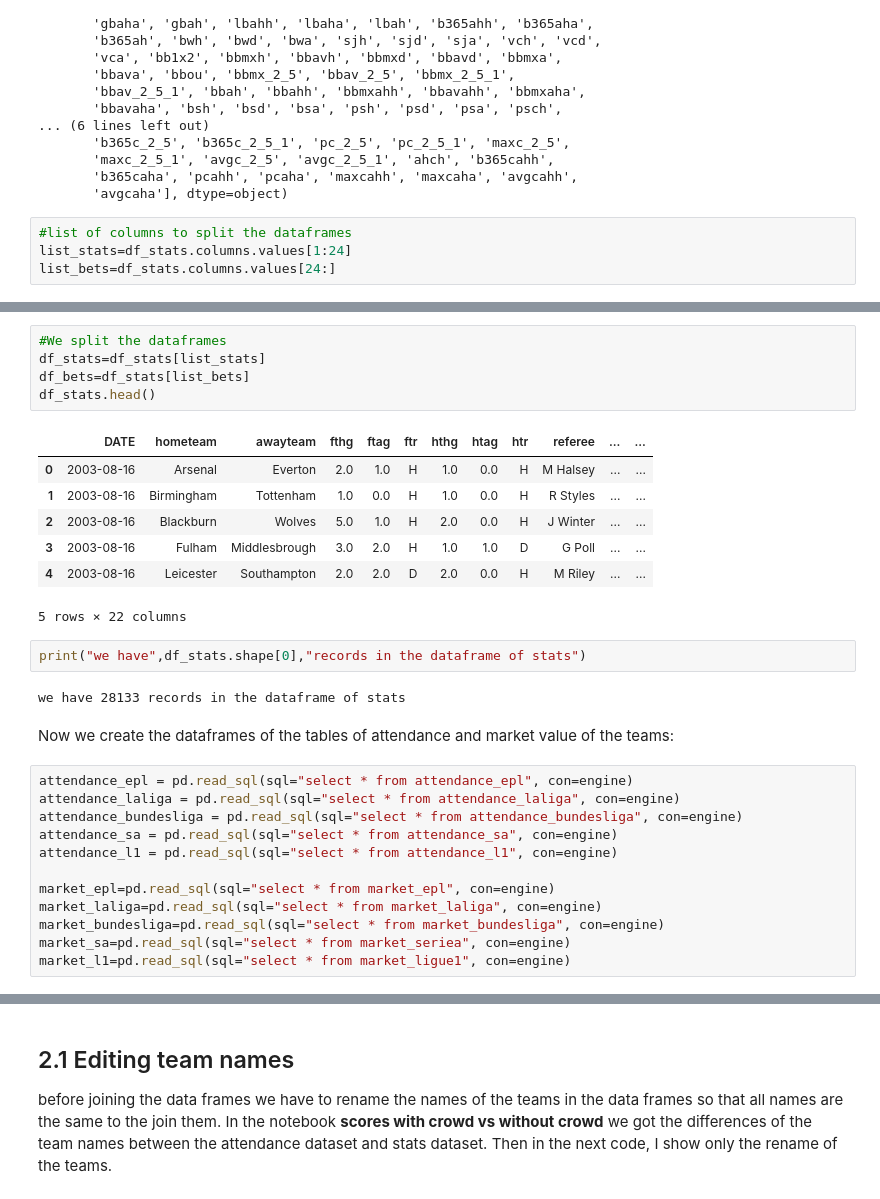
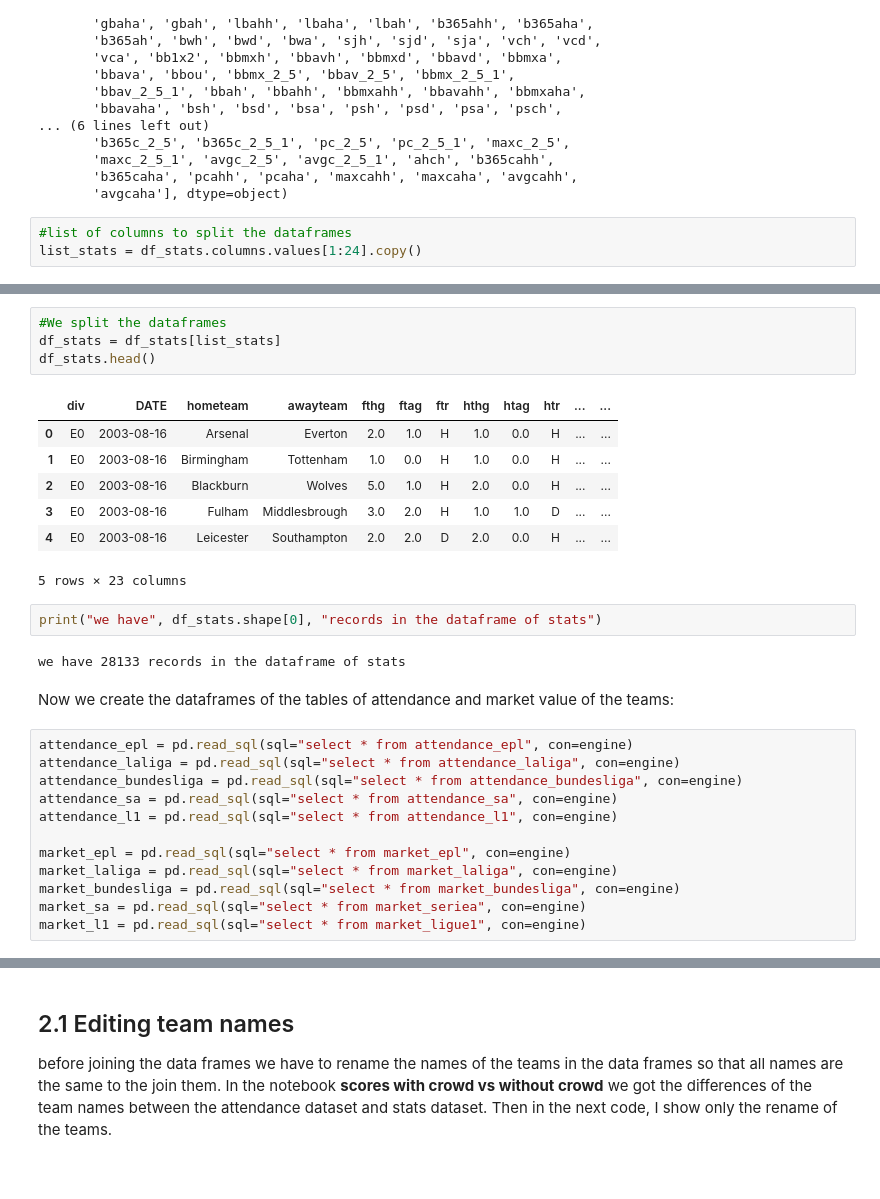
Before and after one commit to davidcla07/Predictions-soccer-project, a Jupyter notebook: prediction football results.ipynb, the cells around one changed output, grey strips where cells are left out. Saved outputs shown, nothing was run; the diff lists cells and outputs as text.

```diff
--- a/prediction football results.ipynb
+++ b/prediction football results.ipynb
@@ -323,5 +311,4 @@ array(['INDEX', 'div', 'DATE', 'hometeam', 'awayteam', 'fthg', 'ftag',
        'avgcaha'], dtype=object)
 # %%
 #list of columns to split the dataframes
-list_stats=df_stats.columns.values[1:24]
-list_bets=df_stats.columns.values[24:]
+list_stats = df_stats.columns.values[1:24].copy()
@@ -328,18 +326,17 @@ list_bets=df_stats.columns.values[24:]
 # %%
 #We split the dataframes
-df_stats=df_stats[list_stats]
-df_bets=df_stats[list_bets]
+df_stats = df_stats[list_stats]
 df_stats.head()
 # %% [output]
-|  | DATE | hometeam | awayteam | fthg | ftag | ftr | hthg | htag | htr | referee | ... | ... |
-| 0 | 2003-08-16 | Arsenal | Everton | 2.0 | 1.0 | H | 1.0 | 0.0 | H | M Halsey | ... | ... |
-| 1 | 2003-08-16 | Birmingham | Tottenham | 1.0 | 0.0 | H | 1.0 | 0.0 | H | R Styles | ... | ... |
-| 2 | 2003-08-16 | Blackburn | Wolves | 5.0 | 1.0 | H | 2.0 | 0.0 | H | J Winter | ... | ... |
-| 3 | 2003-08-16 | Fulham | Middlesbrough | 3.0 | 2.0 | H | 1.0 | 1.0 | D | G Poll | ... | ... |
-| 4 | 2003-08-16 | Leicester | Southampton | 2.0 | 2.0 | D | 2.0 | 0.0 | H | M Riley | ... | ... |
+|  | div | DATE | hometeam | awayteam | fthg | ftag | ftr | hthg | htag | htr | ... | ... |
+| 0 | E0 | 2003-08-16 | Arsenal | Everton | 2.0 | 1.0 | H | 1.0 | 0.0 | H | ... | ... |
+| 1 | E0 | 2003-08-16 | Birmingham | Tottenham | 1.0 | 0.0 | H | 1.0 | 0.0 | H | ... | ... |
+| 2 | E0 | 2003-08-16 | Blackburn | Wolves | 5.0 | 1.0 | H | 2.0 | 0.0 | H | ... | ... |
+| 3 | E0 | 2003-08-16 | Fulham | Middlesbrough | 3.0 | 2.0 | H | 1.0 | 1.0 | D | ... | ... |
+| 4 | E0 | 2003-08-16 | Leicester | Southampton | 2.0 | 2.0 | D | 2.0 | 0.0 | H | ... | ... |
-5 rows × 22 columns
+5 rows × 23 columns
 # %%
-print("we have",df_stats.shape[0],"records in the dataframe of stats")
+print("we have", df_stats.shape[0], "records in the dataframe of stats")
 # %% [output]
 we have 28133 records in the dataframe of stats
 # %% [markdown]
@@ -351,11 +348,11 @@ attendance_bundesliga = pd.read_sql(sql="select * from attendance_bundesliga", c
 attendance_sa = pd.read_sql(sql="select * from attendance_sa", con=engine)
 attendance_l1 = pd.read_sql(sql="select * from attendance_l1", con=engine)
 
-market_epl=pd.read_sql(sql="select * from market_epl", con=engine)
-market_laliga=pd.read_sql(sql="select * from market_laliga", con=engine)
-market_bundesliga=pd.read_sql(sql="select * from market_bundesliga", con=engine)
-market_sa=pd.read_sql(sql="select * from market_seriea", con=engine)
-market_l1=pd.read_sql(sql="select * from market_ligue1", con=engine)
+market_epl = pd.read_sql(sql="select * from market_epl", con=engine)
+market_laliga = pd.read_sql(sql="select * from market_laliga", con=engine)
+market_bundesliga = pd.read_sql(sql="select * from market_bundesliga", con=engine)
+market_sa = pd.read_sql(sql="select * from market_seriea", con=engine)
+market_l1 = pd.read_sql(sql="select * from market_ligue1", con=engine)
 # %% [markdown]
 ![purple-divider](https://user-images.githubusercontent.com/7065401/52071927-c1cd7100-2562-11e9-908a-dde91ba14e59.png)
 
```
Also changed, not shown: parts of 154 cells of this notebook.
